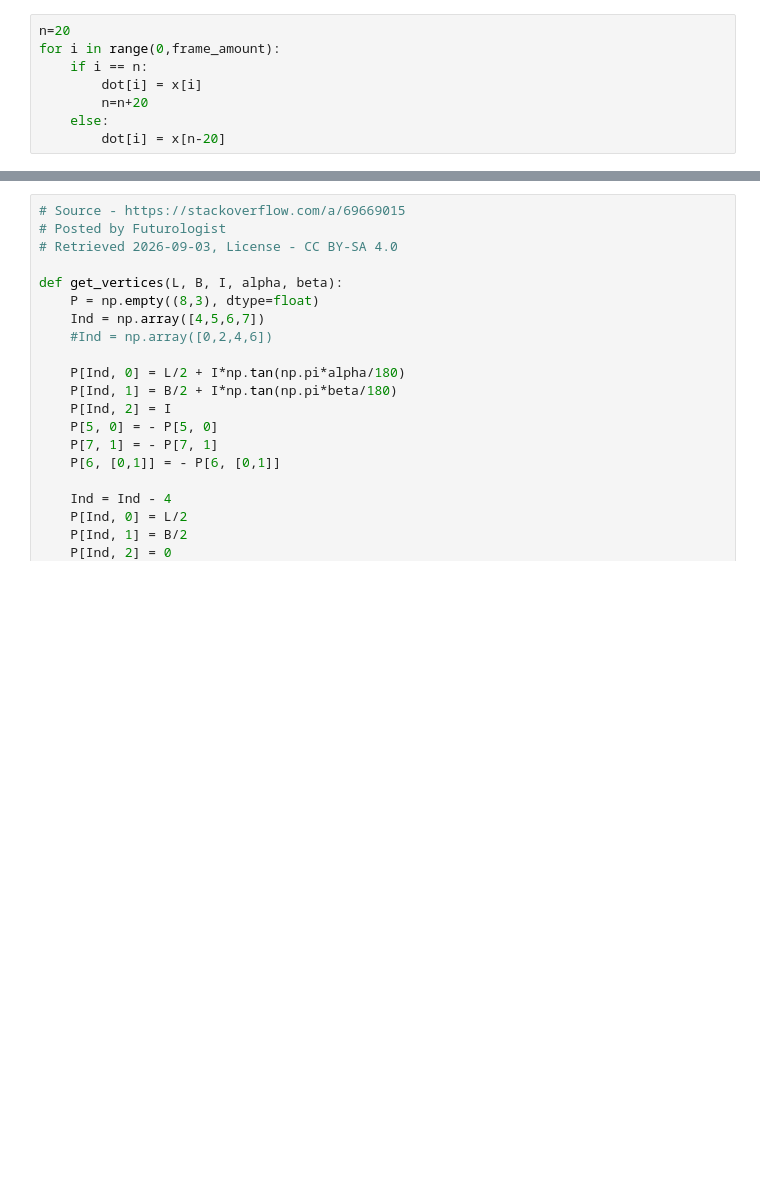
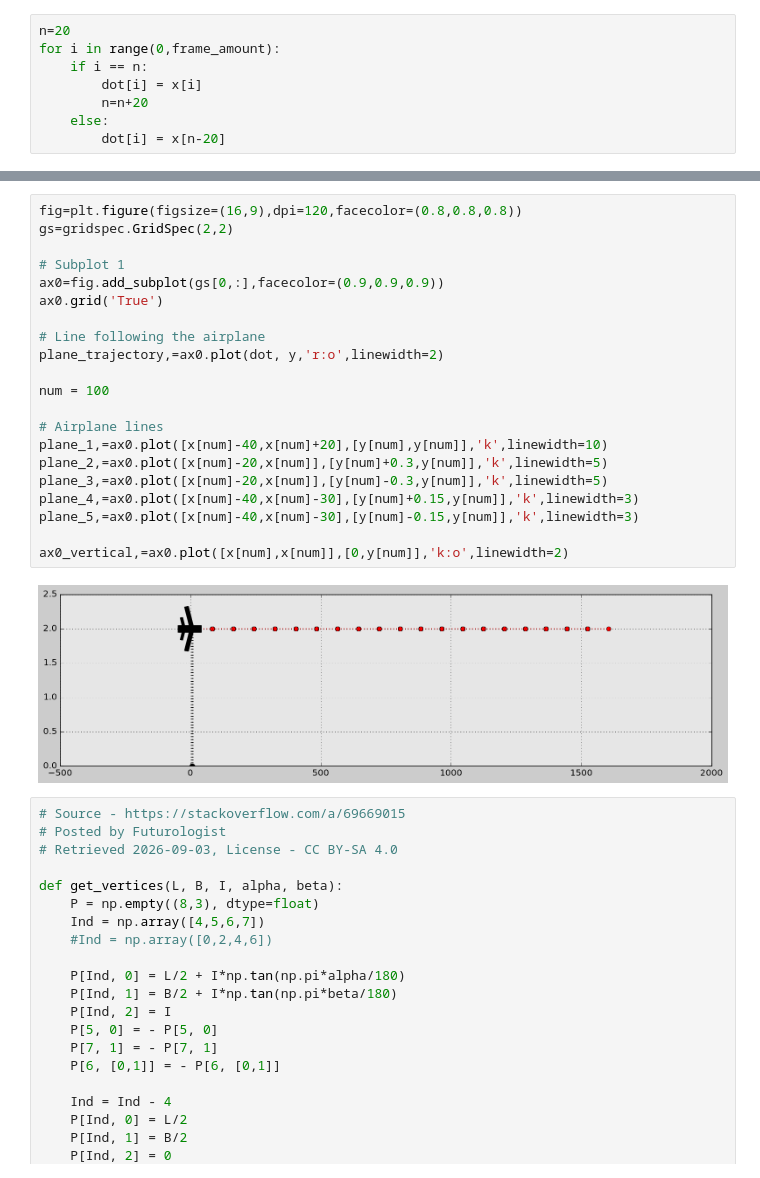
Before and after one commit to ashryramadhan10/Animation, a Jupyter notebook: pyanim/testo.ipynb, the cells around one changed output, grey strips where cells are left out. Drawn from its saved outputs; the diff is of its cells as text; blank space fills up the shorter version.

```diff
--- a/pyanim/testo.ipynb
+++ b/pyanim/testo.ipynb
@@ -48,3 +48,26 @@ for i in range(0,frame_amount):
+# %%
+fig=plt.figure(figsize=(16,9),dpi=120,facecolor=(0.8,0.8,0.8))
+gs=gridspec.GridSpec(2,2)
+
+# Subplot 1
+ax0=fig.add_subplot(gs[0,:],facecolor=(0.9,0.9,0.9))
+ax0.grid('True')
+
+# Line following the airplane
+plane_trajectory,=ax0.plot(dot, y,'r:o',linewidth=2)
+
+num = 100
+
+# Airplane lines
+plane_1,=ax0.plot([x[num]-40,x[num]+20],[y[num],y[num]],'k',linewidth=10)
+plane_2,=ax0.plot([x[num]-20,x[num]],[y[num]+0.3,y[num]],'k',linewidth=5)
+plane_3,=ax0.plot([x[num]-20,x[num]],[y[num]-0.3,y[num]],'k',linewidth=5)
+plane_4,=ax0.plot([x[num]-40,x[num]-30],[y[num]+0.15,y[num]],'k',linewidth=3)
+plane_5,=ax0.plot([x[num]-40,x[num]-30],[y[num]-0.15,y[num]],'k',linewidth=3)
+
+ax0_vertical,=ax0.plot([x[num],x[num]],[0,y[num]],'k:o',linewidth=2)
+# %% [output]
+[figure, added]
 # %%
 # Source - https://stackoverflow.com/a/69669015
 # Posted by Futurologist
```
Also changed, not shown: parts of 4 cells of this notebook.
